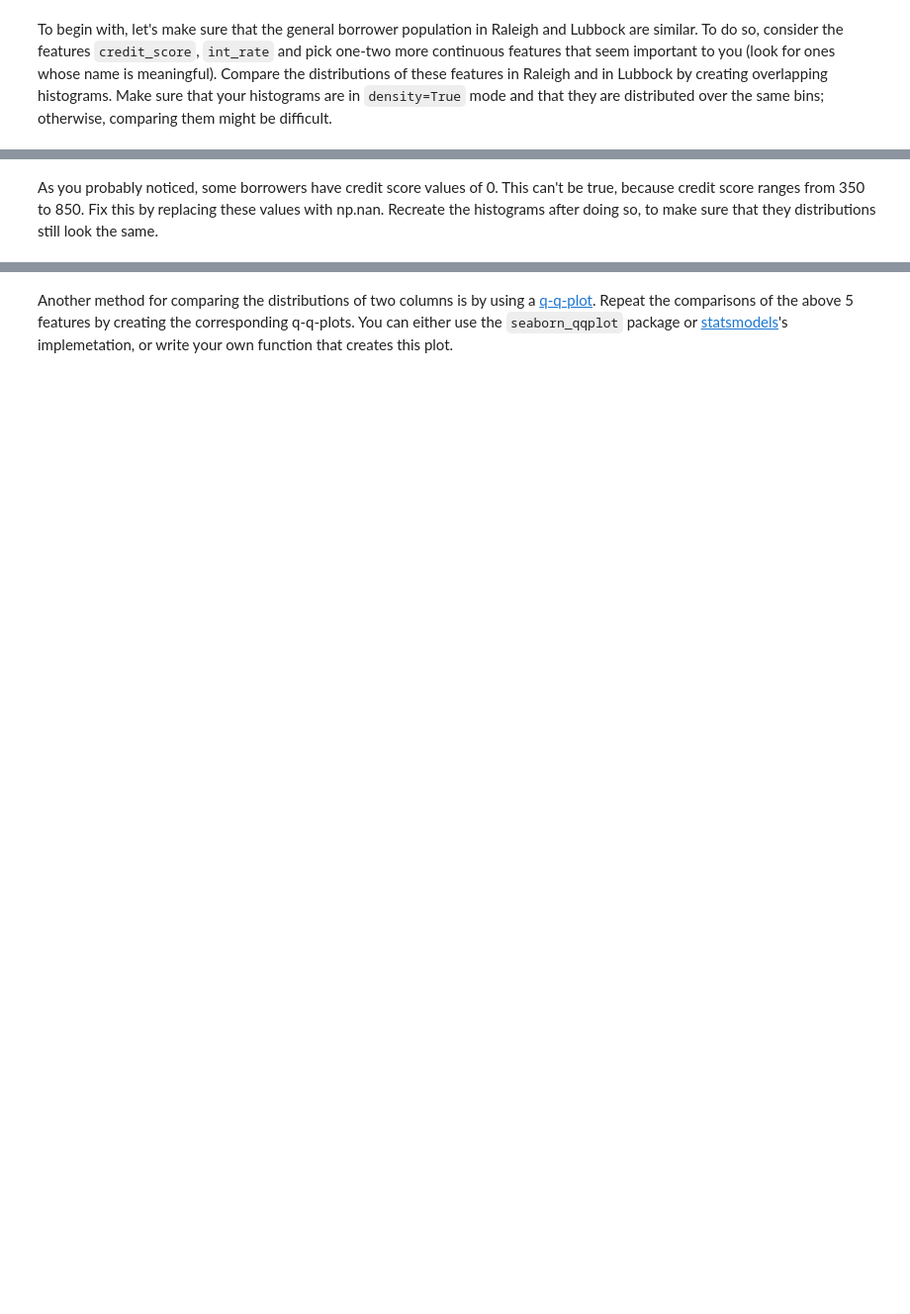
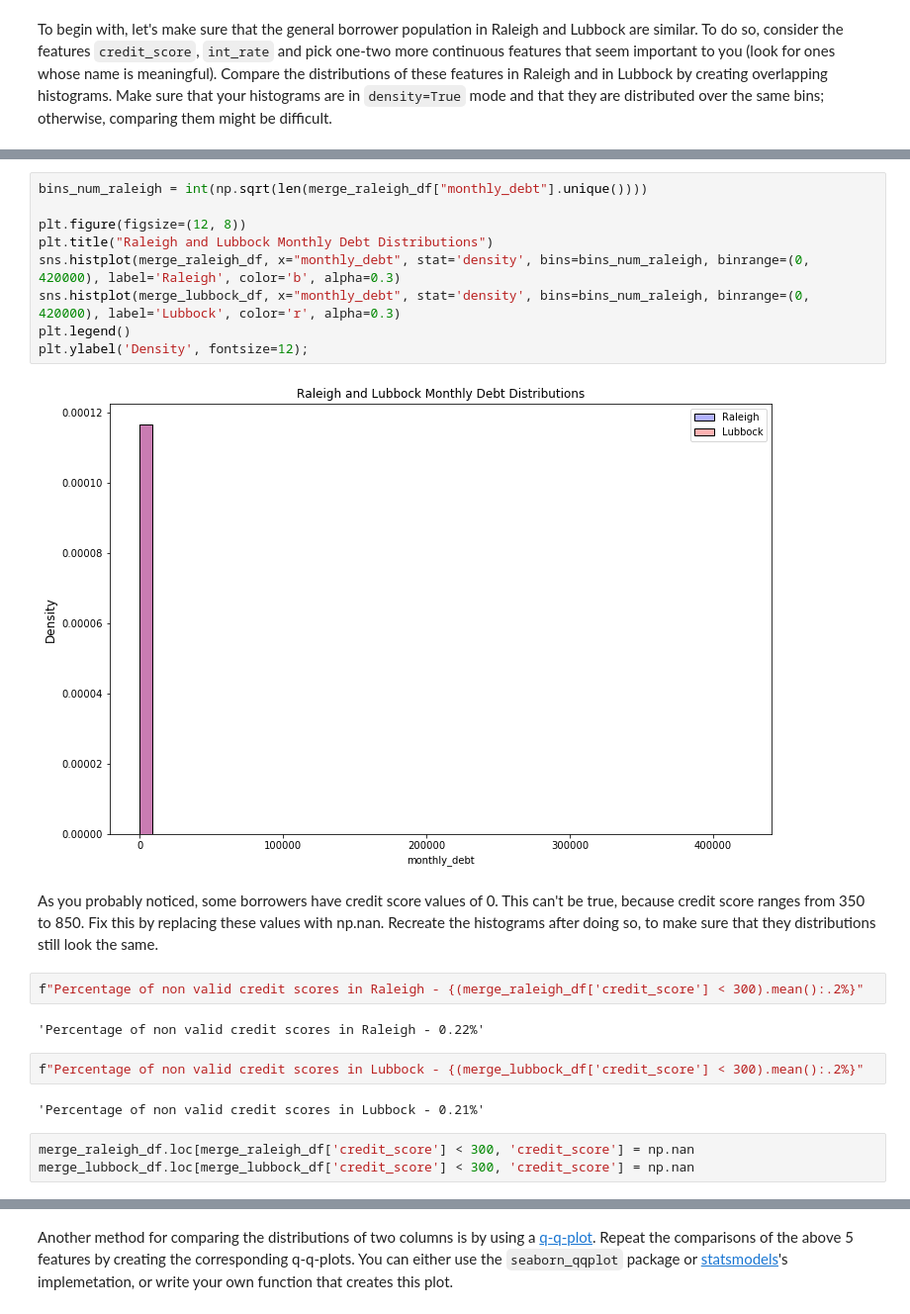
Before and after one commit to Pagaya-Pro/PagayaPro2021, a Jupyter notebook: assignments/assignment2/assignment2.ipynb, the cells around one changed output, grey strips where cells are left out. Shown at 99% size. Cells and saved outputs as stored; diff of their text form; blank space fills up the shorter version.

```diff
--- a/assignments/assignment2/assignment2.ipynb
+++ b/assignments/assignment2/assignment2.ipynb
@@ -42,2 +186,24 @@ To begin with, let's make sure that the general borrower population in Raleigh a
+# %%
+bins_num_raleigh = int(np.sqrt(len(merge_raleigh_df["monthly_debt"].unique())))
+
+plt.figure(figsize=(12, 8))
+plt.title("Raleigh and Lubbock Monthly Debt Distributions")
+sns.histplot(merge_raleigh_df, x="monthly_debt", stat='density', bins=bins_num_raleigh, binrange=(0, 420000), label='Raleigh', color='b', alpha=0.3)
+sns.histplot(merge_lubbock_df, x="monthly_debt", stat='density', bins=bins_num_raleigh, binrange=(0, 420000), label='Lubbock', color='r', alpha=0.3)
+plt.legend()
+plt.ylabel('Density', fontsize=12);
+# %% [output]
+[figure, added]
 # %% [markdown]
 As you probably noticed, some borrowers have credit score values of 0. This can't be true, because credit score ranges from 350 to 850. Fix this by replacing these values with np.nan. Recreate the histograms after doing so, to make sure that they distributions still look the same.
+# %%
+f"Percentage of non valid credit scores in Raleigh - {(merge_raleigh_df['credit_score'] < 300).mean():.2%}"
+# %% [output]
+'Percentage of non valid credit scores in Raleigh - 0.22%'
+# %%
+f"Percentage of non valid credit scores in Lubbock - {(merge_lubbock_df['credit_score'] < 300).mean():.2%}"
+# %% [output]
+'Percentage of non valid credit scores in Lubbock - 0.21%'
+# %%
+merge_raleigh_df.loc[merge_raleigh_df['credit_score'] < 300, 'credit_score'] = np.nan
+merge_lubbock_df.loc[merge_lubbock_df['credit_score'] < 300, 'credit_score'] = np.nan
```
Also changed, not shown: parts of 115 cells of this notebook.
